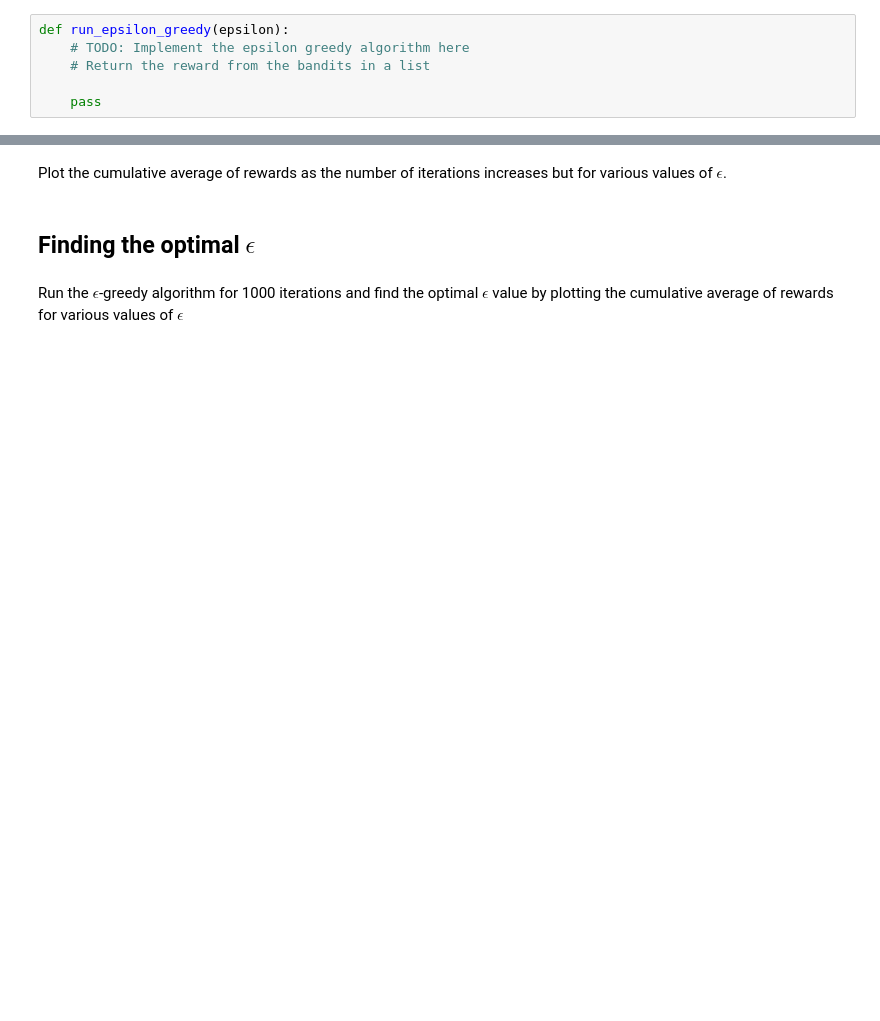
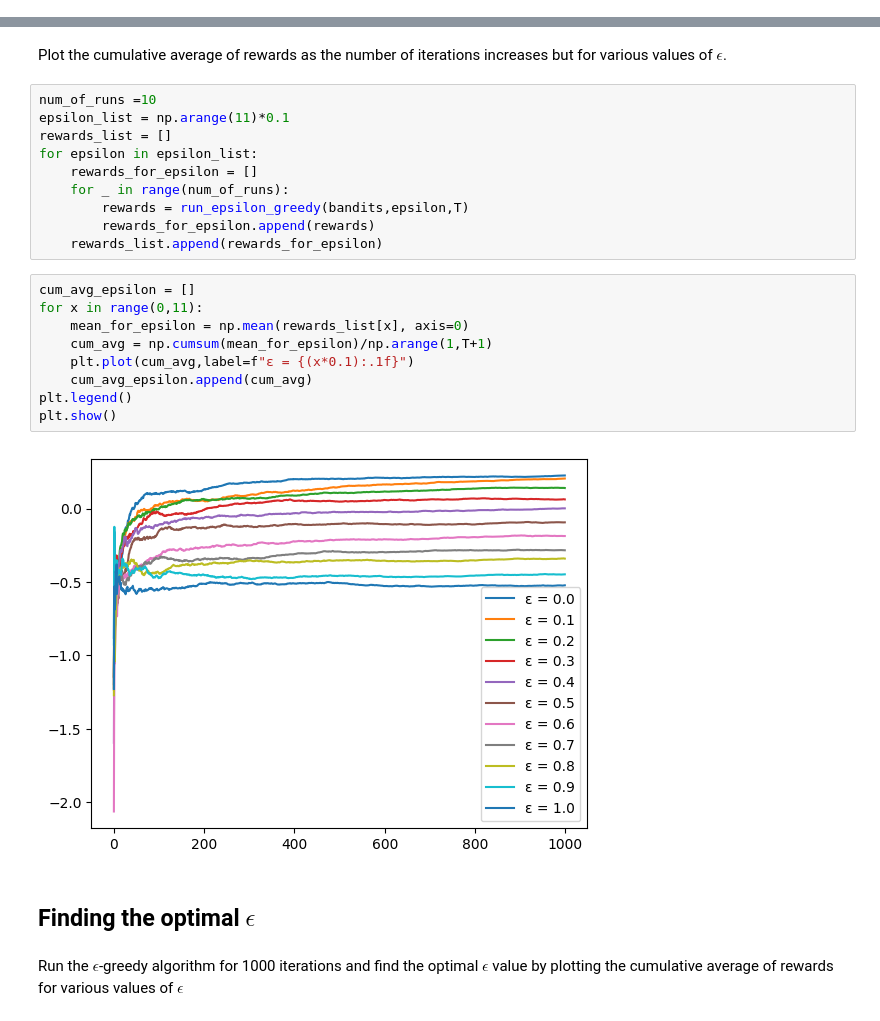
Before and after one commit to MrTOM69/RL-WiDS, a Jupyter notebook: Week2/work_on_bandits.ipynb, the cells around one changed output, grey strips where cells are left out. Cells and saved outputs as stored; diff of their text form; blank space fills up the shorter version.

```diff
--- a/Week2/work_on_bandits.ipynb
+++ b/Week2/work_on_bandits.ipynb
@@ -27,8 +55,2 @@ Plot the cumulative average of rewards as the number of iterations increases.
 # %% [markdown]
 ## $\epsilon$-greedy Algorithm
-# %%
-def run_epsilon_greedy(epsilon):
-    # TODO: Implement the epsilon greedy algorithm here
-    # Return the reward from the bandits in a list
-
-    pass
@@ -35,5 +85,26 @@ def run_epsilon_greedy(epsilon):
 # %% [markdown]
 Plot the cumulative average of rewards as the number of iterations increases but for various values of $\epsilon$.
+# %%
+num_of_runs =10
+epsilon_list = np.arange(11)*0.1
+rewards_list = []
+for epsilon in epsilon_list:
+    rewards_for_epsilon = []
+    for _ in range(num_of_runs):
+        rewards = run_epsilon_greedy(bandits,epsilon,T)
+        rewards_for_epsilon.append(rewards)
+    rewards_list.append(rewards_for_epsilon)
+# %%
+cum_avg_epsilon = []
+for x in range(0,11):
+    mean_for_epsilon = np.mean(rewards_list[x], axis=0)
+    cum_avg = np.cumsum(mean_for_epsilon)/np.arange(1,T+1)
+    plt.plot(cum_avg,label=f"ε = {(x*0.1):.1f}")
+    cum_avg_epsilon.append(cum_avg)
+plt.legend()
+plt.show()
+# %% [output]
+[figure, added]
 # %% [markdown]
 ## Finding the optimal $\epsilon$
 # %% [markdown]
```
Also changed, not shown: parts of 13 cells of this notebook.
